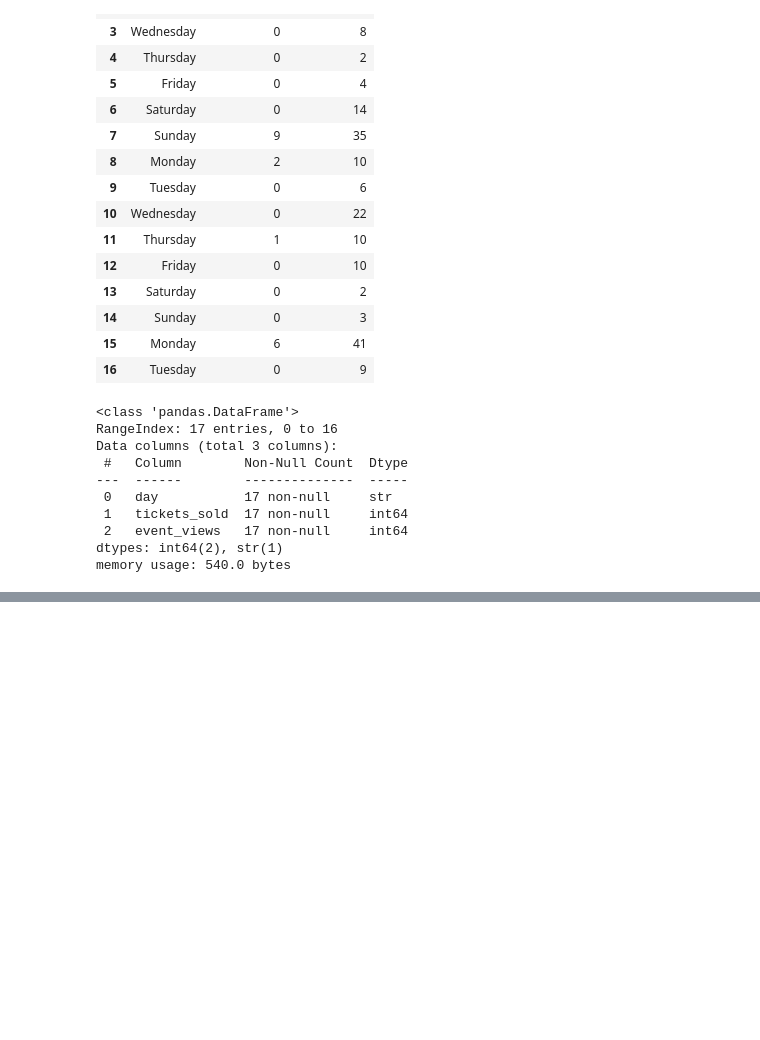
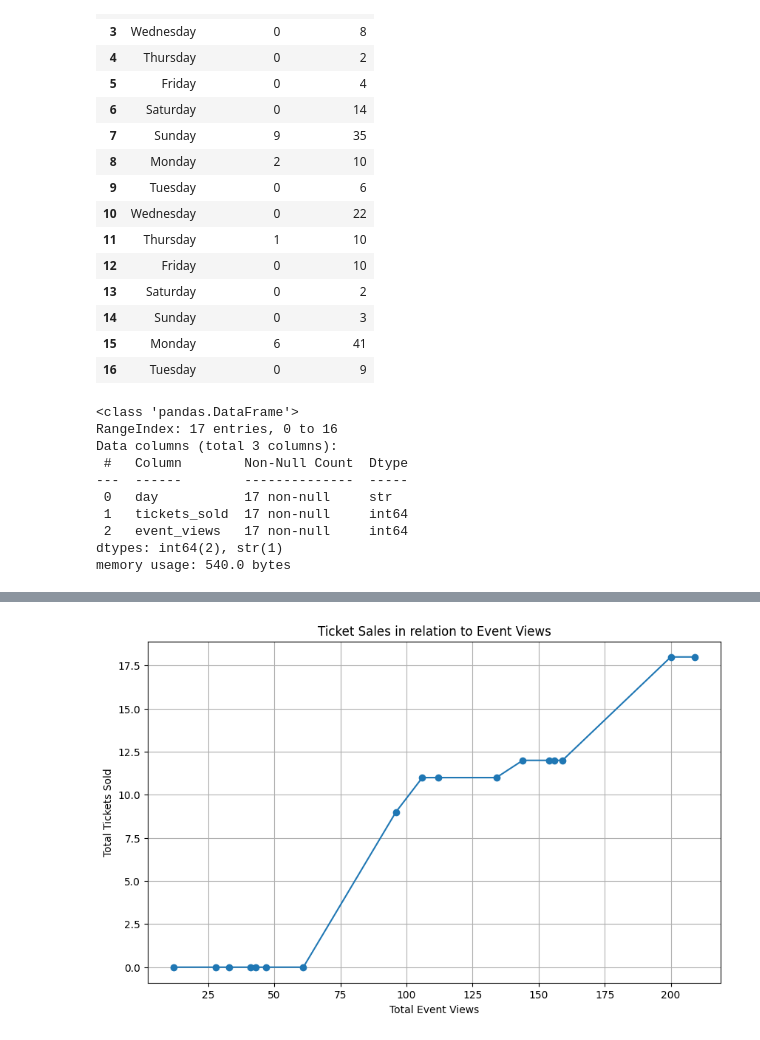
Before and after one commit to alexjones602/finance-data-learning, a Jupyter notebook: notebooks/graphical_analysis.ipynb, the cells around one changed output, grey strips where cells are left out. Drawn from its saved outputs; the diff is of its cells as text; code cells hidden in the pictures; blank space fills up the shorter version.

```diff
--- a/notebooks/graphical_analysis.ipynb
+++ b/notebooks/graphical_analysis.ipynb
@@ -111,12 +130,14 @@ plt.show()
 # %%
 plt.figure(figsize=(10,6))
 
-plt.scatter(sales_df["Event Views"],sales_df["Tickets Sold"],marker="o")
+plt.plot(sales_df["Total Event Views"],sales_df["Total Tickets Sold"],marker="o")
 
-plt.xlabel("Event Views")
+plt.xlabel("Total Event Views")
 plt.ylabel("Total Tickets Sold")
 plt.title("Ticket Sales in relation to Event Views")
 
 plt.grid()
 
 plt.show()
+# %% [output]
+[figure, added]
```
Also changed, not shown: parts of 10 cells of this notebook.
